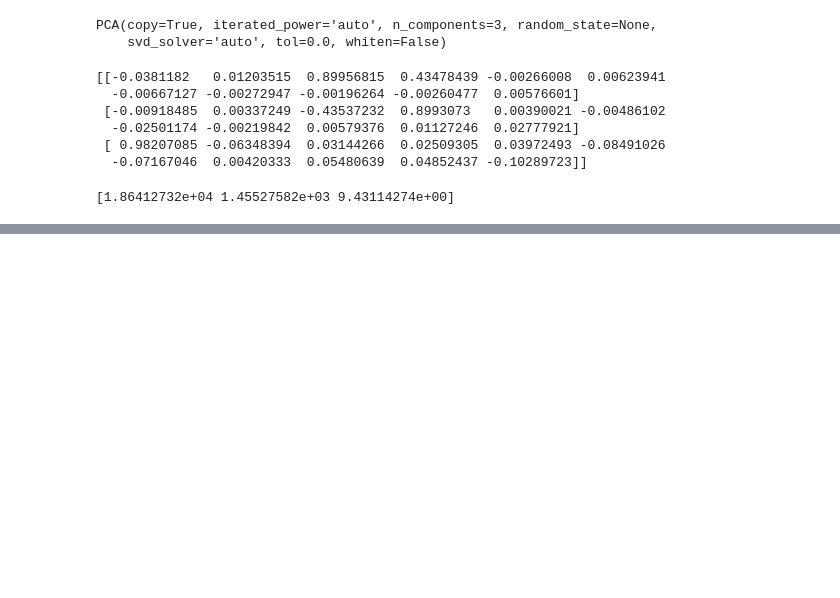
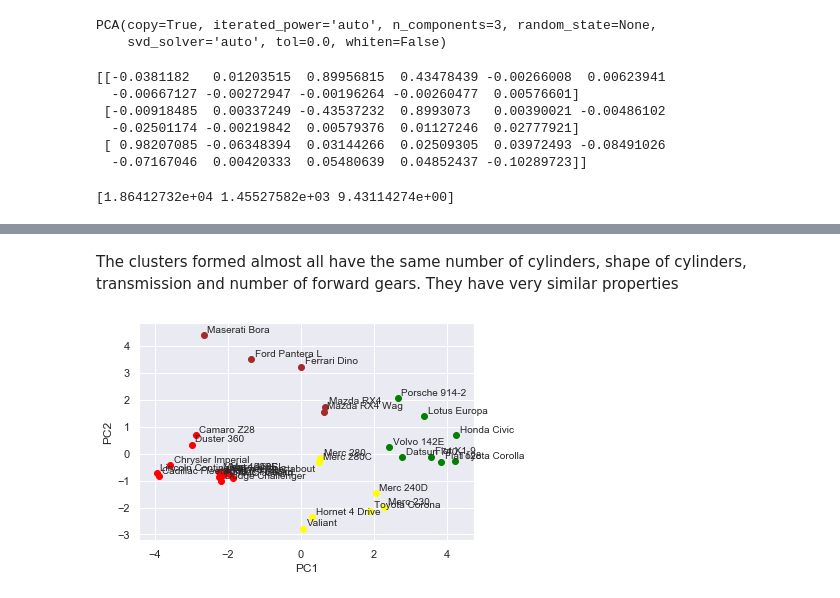
Before and after one commit to akhic/MTH-552, a Jupyter notebook: Question_2.ipynb, the cells around one changed output, grey strips where cells are left out. Cells and saved outputs as stored; diff of their text form; code cells hidden in the pictures; blank space fills up the shorter version.

```diff
--- a/Question_2.ipynb
+++ b/Question_2.ipynb
@@ -79,0 +208,2 @@ array([[ 6.57213203e-01,  1.73544572e+00, -6.01199210e-01],
+# %%
+model = KMeans(n_clusters=4)
@@ -79,0 +216,3 @@ array([[ 6.57213203e-01,  1.73544572e+00, -6.01199210e-01],
+# %%
+label=model.labels_
+df
@@ -79,0 +264,15 @@ array([[ 6.57213203e-01,  1.73544572e+00, -6.01199210e-01],
+# %% [markdown]
+ The clusters formed almost all have the same number of cylinders, shape of cylinders, transmission and number of forward gears. They have very similar properties
+# %%
+# plt.scatter(PC[:,0],PC[:,1])
+i = 1
+color = ['red','green','yellow','brown']
+for a,b,c in PC:
+    plt.scatter(a,b,color = color[label[i-1]] )
+    plt.text(a+0.1,b+0.1,df.at[i,'Car Model'])
+    i = i+1
+plt.xlabel('PC1')
+plt.ylabel('PC2')
+plt.show()
+# %% [output]
+[figure, added]
```
Also changed, not shown: parts of 42 cells of this notebook, 8 other files.
